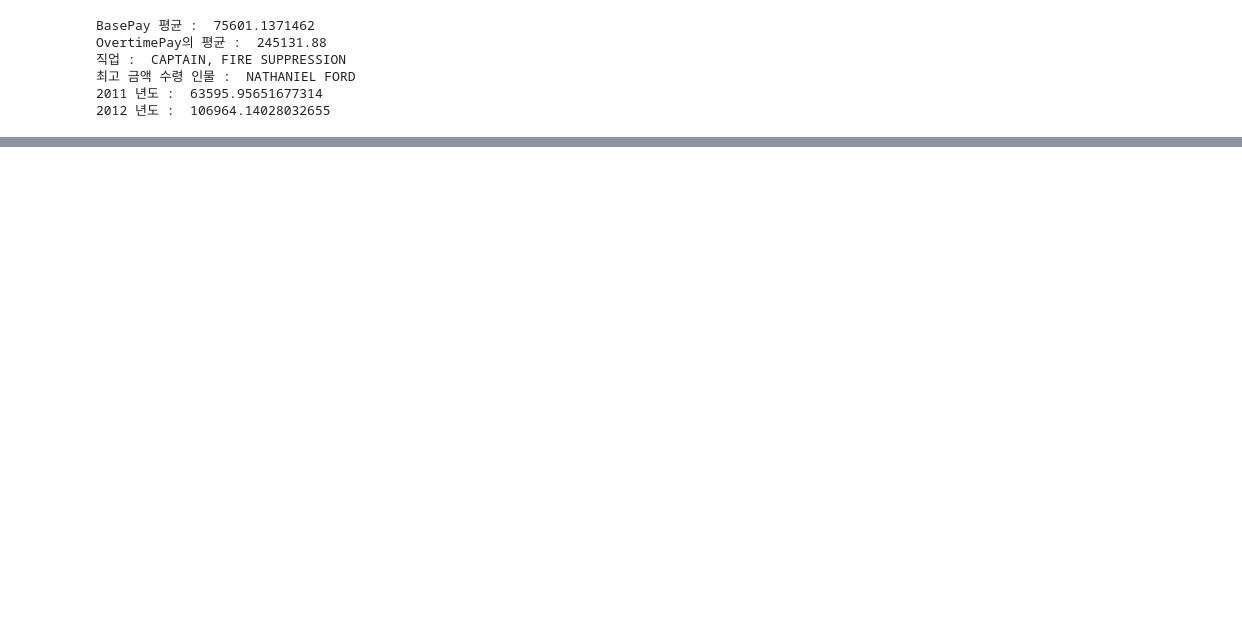
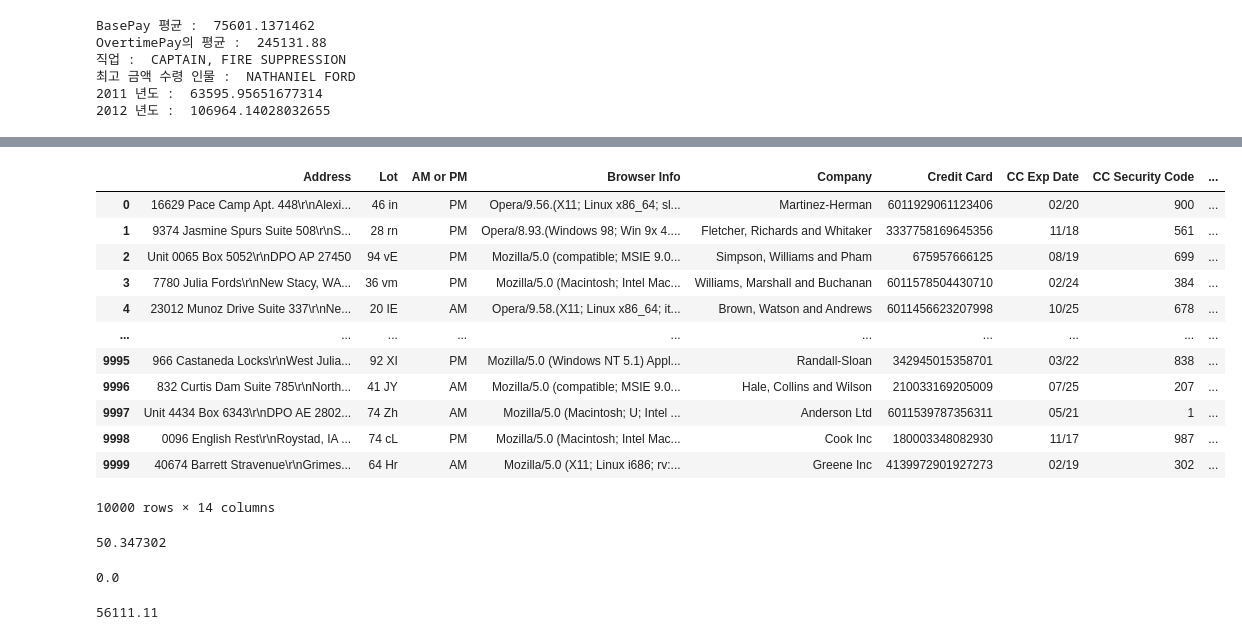
Before and after one commit to ReDocuSpace/BookExample_Python, a Jupyter notebook: Lecture03/Tranning/Backup/2023_12_05_team.ipynb, the cells around one changed output, grey strips where cells are left out. Drawn from its saved outputs; the diff is of its cells as text; code cells hidden in the pictures; blank space fills up the shorter version.

```diff
--- a/Lecture03/Tranning/Backup/2023_12_05_team.ipynb
+++ b/Lecture03/Tranning/Backup/2023_12_05_team.ipynb
@@ -46,0 +105,41 @@ df.groupby('JobTitle').count().head(5)
+# %%
+# Ecommerce Purchases data에서...
+
+# Salaries1.csv 파일에서
+import pandas as pd
+import numpy as np
+
+df2 = pd.read_csv('D:\BookExample_Python\Lecture03\Tranning\Backup\eda_data_files\Ecommerce Purchases.csv')
+
+df2
+# %% [output]
+|  | Address | Lot | AM or PM | Browser Info | Company | Credit Card | CC Exp Date | CC Security Code | ... |
+| 0 | 16629 Pace Camp Apt. 448\r\nAlexi... | 46 in | PM | Opera/9.56.(X11; Linux x86_64; sl... | Martinez-Herman | 6011929061123406 | 02/20 | 900 | ... |
+| 1 | 9374 Jasmine Spurs Suite 508\r\nS... | 28 rn | PM | Opera/8.93.(Windows 98; Win 9x 4.... | Fletcher, Richards and Whitaker | 3337758169645356 | 11/18 | 561 | ... |
+| 2 | Unit 0065 Box 5052\r\nDPO AP 27450 | 94 vE | PM | Mozilla/5.0 (compatible; MSIE 9.0... | Simpson, Williams and Pham | 675957666125 | 08/19 | 699 | ... |
+| 3 | 7780 Julia Fords\r\nNew Stacy, WA... | 36 vm | PM | Mozilla/5.0 (Macintosh; Intel Mac... | Williams, Marshall and Buchanan | 6011578504430710 | 02/24 | 384 | ... |
+| 4 | 23012 Munoz Drive Suite 337\r\nNe... | 20 IE | AM | Opera/9.58.(X11; Linux x86_64; it... | Brown, Watson and Andrews | 6011456623207998 | 10/25 | 678 | ... |
+| ... | ... | ... | ... | ... | ... | ... | ... | ... | ... |
+| 9995 | 966 Castaneda Locks\r\nWest Julia... | 92 XI | PM | Mozilla/5.0 (Windows NT 5.1) Appl... | Randall-Sloan | 342945015358701 | 03/22 | 838 | ... |
+| 9996 | 832 Curtis Dam Suite 785\r\nNorth... | 41 JY | AM | Mozilla/5.0 (compatible; MSIE 9.0... | Hale, Collins and Wilson | 210033169205009 | 07/25 | 207 | ... |
+| 9997 | Unit 4434 Box 6343\r\nDPO AE 2802... | 74 Zh | AM | Mozilla/5.0 (Macintosh; U; Intel ... | Anderson Ltd | 6011539787356311 | 05/21 | 1 | ... |
+| 9998 | 0096 English Rest\r\nRoystad, IA ... | 74 cL | PM | Mozilla/5.0 (Macintosh; Intel Mac... | Cook Inc | 180003348082930 | 11/17 | 987 | ... |
+| 9999 | 40674 Barrett Stravenue\r\nGrimes... | 64 Hr | AM | Mozilla/5.0 (X11; Linux i686; rv:... | Greene Inc | 4139972901927273 | 02/19 | 302 | ... |
+10000 rows × 14 columns
+# %%
+
+# 1. 고객들의 평균구매금액은?
+df2['Purchase Price'].mean()
+# %% [output]
+50.347302
+# %%
+# 2. 최고구매금액과 최소구매금액은?
+df2['Purchase Price'].max()
+df2['Purchase Price'].min()
+# %% [output]
+0.0
+# %%
+# 3. 영어사용자의 구매금액의 합계?
+df2[df2['Language'] == 'en']['Purchase Price'].sum()
+# %% [output]
+56111.11
```
Also changed, not shown: parts of 17 cells of this notebook, 13 other files.
